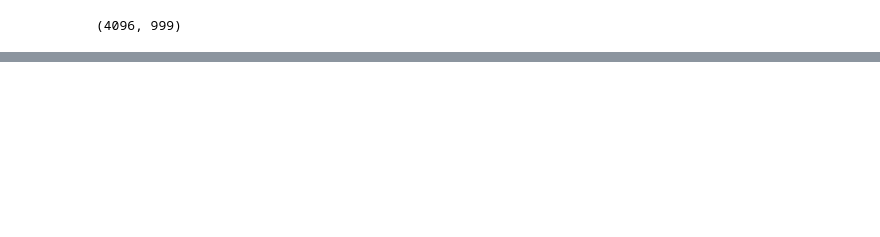
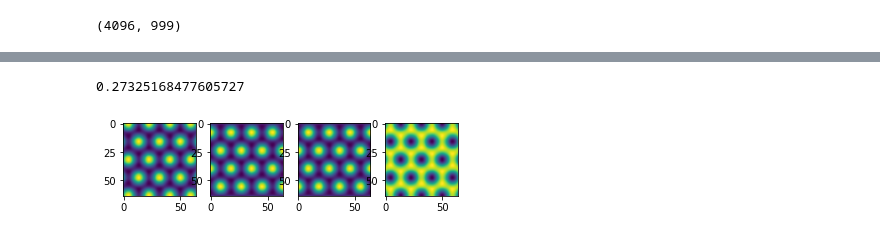
Before and after one commit to bioAI-Oslo/CI-grid-cells, a Jupyter notebook: dev/low-dim-Copy1.ipynb, the cells around one changed output, grey strips where cells are left out. Saved outputs shown, nothing was run; the diff lists cells and outputs as text; code cells hidden in the pictures; blank space fills up the shorter version.

```diff
--- a/dev/low-dim-Copy1.ipynb
+++ b/dev/low-dim-Copy1.ipynb
@@ -153,0 +161,10 @@ plt.tight_layout()
+# %%
+#plt.plot(data.reshape(-1,3))
+fig,axs = plt.subplots(ncols=4)
+for i,ax in enumerate(axs[:-1]):
+    ax.imshow(data[...,i])
+axs[-1].imshow(np.sum(data,axis=-1))
+np.std(np.sum(data,axis=-1))
+# %% [output]
+0.27325168477605727
+[figure, added]
```
Also changed, not shown: parts of 17 cells of this notebook, 1 other file.
